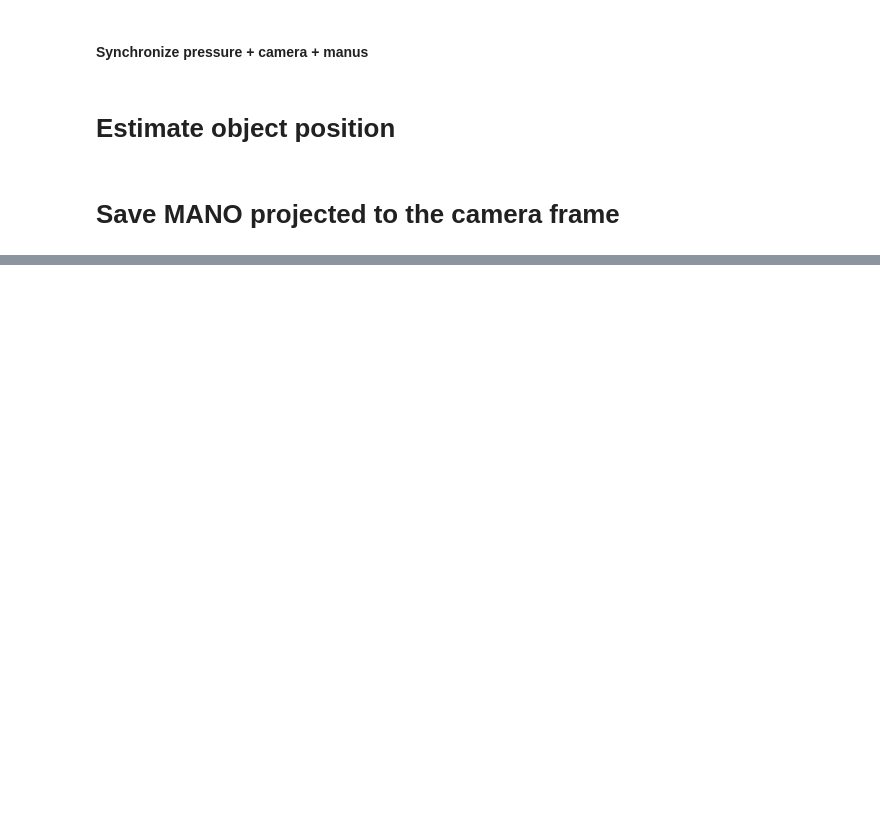
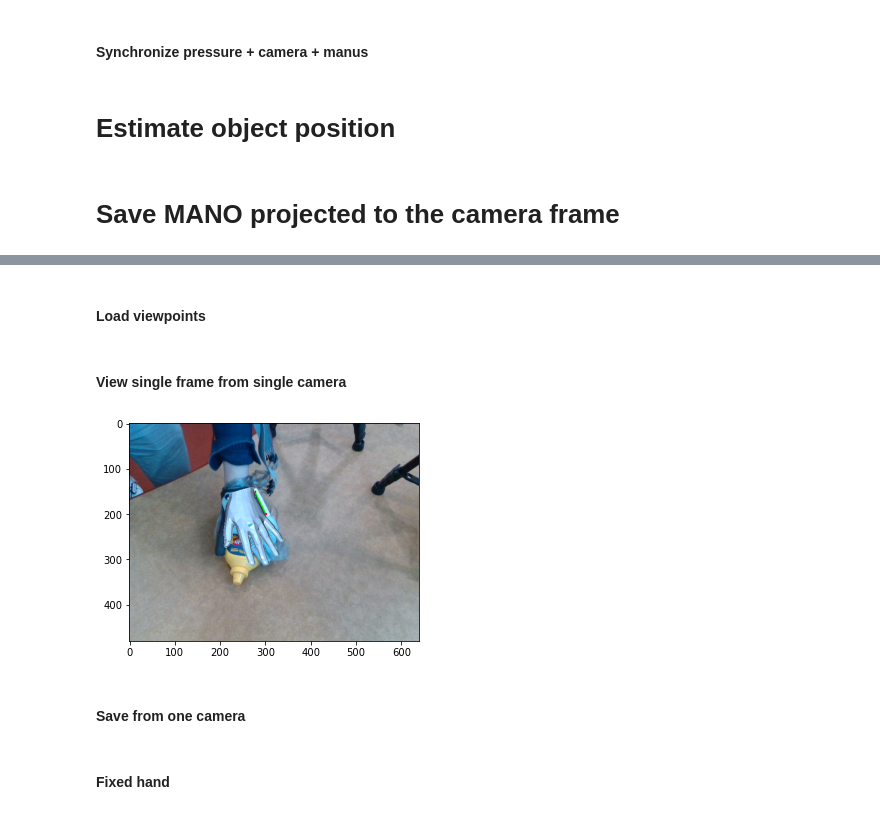
Before and after one commit to lucas-ventura/tactile2object, a Jupyter notebook: real_data/project_hand_to_camera_frame.ipynb, the cells around one changed output, grey strips where cells are left out. Drawn from its saved outputs; the diff is of its cells as text; code cells hidden in the pictures; blank space fills up the shorter version.

```diff
--- a/real_data/project_hand_to_camera_frame.ipynb
+++ b/real_data/project_hand_to_camera_frame.ipynb
@@ -90,7 +85,7 @@ idx_first_p = pressure.get_peaks(height=80)[0]
 ts_first_p = pressure.ts_touch[idx_first_p]
 
 # Frame of first pressure in camera
-frame_first_c = 108
+frame_first_c = 135
 # Timestamp of first pressure in camera
 ts_first_c = ts_camera[frame_first_c]
 
@@ -124,7 +113,7 @@ mc_offset = ts_first_m - ts_first_c
 # %% [markdown]
 #### Synchronize pressure + camera + manus
 # %%
-synchronize = Synchronizer(ts_p=ts_pressure, ts_c=ts_camera, ts_m=ts_manus, pc_offset=pc_offset, mc_offset=mc_offset)
+synchronize = Synchronizer(ts_p=ts_pressure, ts_c=ts_camera, ts_m=ts_manus, pc_offset=pc_offset, mc_offset=0)
 # %% [markdown]
 # Estimate object position
 # %%
@@ -214,0 +140,2 @@ for camera in cameras:
+# %% [markdown]
+#### Load viewpoints
@@ -214,0 +157,29 @@ for camera in cameras:
+# %% [markdown]
+#### View single frame from single camera
+# %%
+frame_c = 187 #590,1200
+frame_c = str(frame_c).zfill(6)
+frame_m = synchronize.camera_to_manus(frame_c)
+#pcd = stitched_pcd[frame_c]
+
+camera = cameras[1]
+viewpoint_file = os.path.join(cameras_dir, f"{camera}_viewpoint.json")
+
+corners_w = apriltags.corners_w(idx=frame_c)
+
+if corners_w is not None:
+    rectangle = get_rectangle_from_corners(corners_w)
+    mesh_hand = manus.from_corners(frame_m, corners_w)
+
+    img_mano = save_draw_geometries(mesh_hand, None, viewpoint_file, width=width, height=height).astype(np.uint8)
+    img_camera = apriltags.from_idx_camera(frame_c, camera).get_image(show=False)
+
+    white_idx = np.argwhere(np.sum(img_mano, axis=-1) > 764)
+    img_camera_mano = img_mano
+    img_camera_mano[white_idx[:,0],white_idx[:,1],:] = img_camera[white_idx[:,0], white_idx[:,1],:]
+
+    plt.imshow(img_camera_mano)
+# %% [output]
+[figure, added]
+# %% [markdown]
+#### Save from one camera
@@ -214,0 +226,2 @@ for camera in cameras:
+# %% [markdown]
+#### Fixed hand
```
Also changed, not shown: parts of 15 cells of this notebook, 4 other files.
